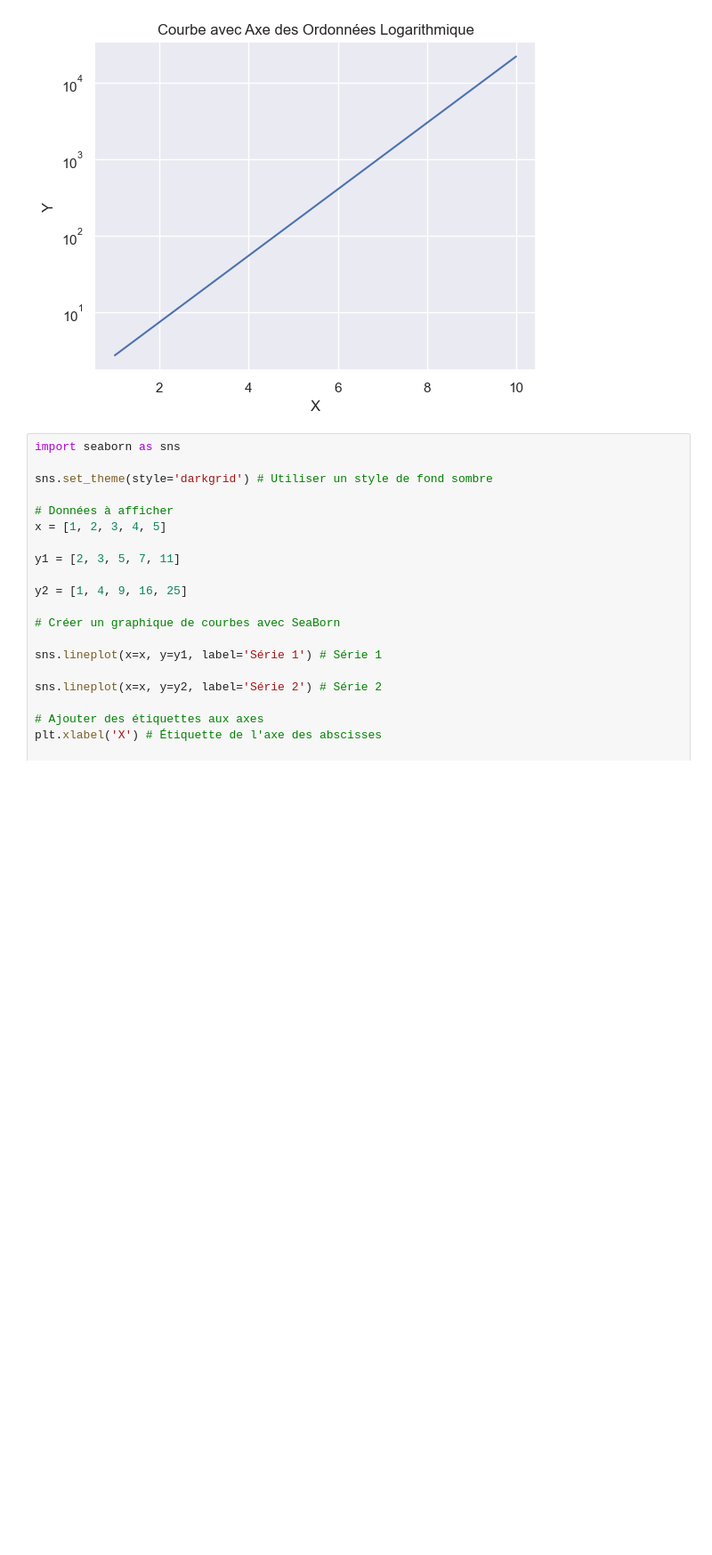
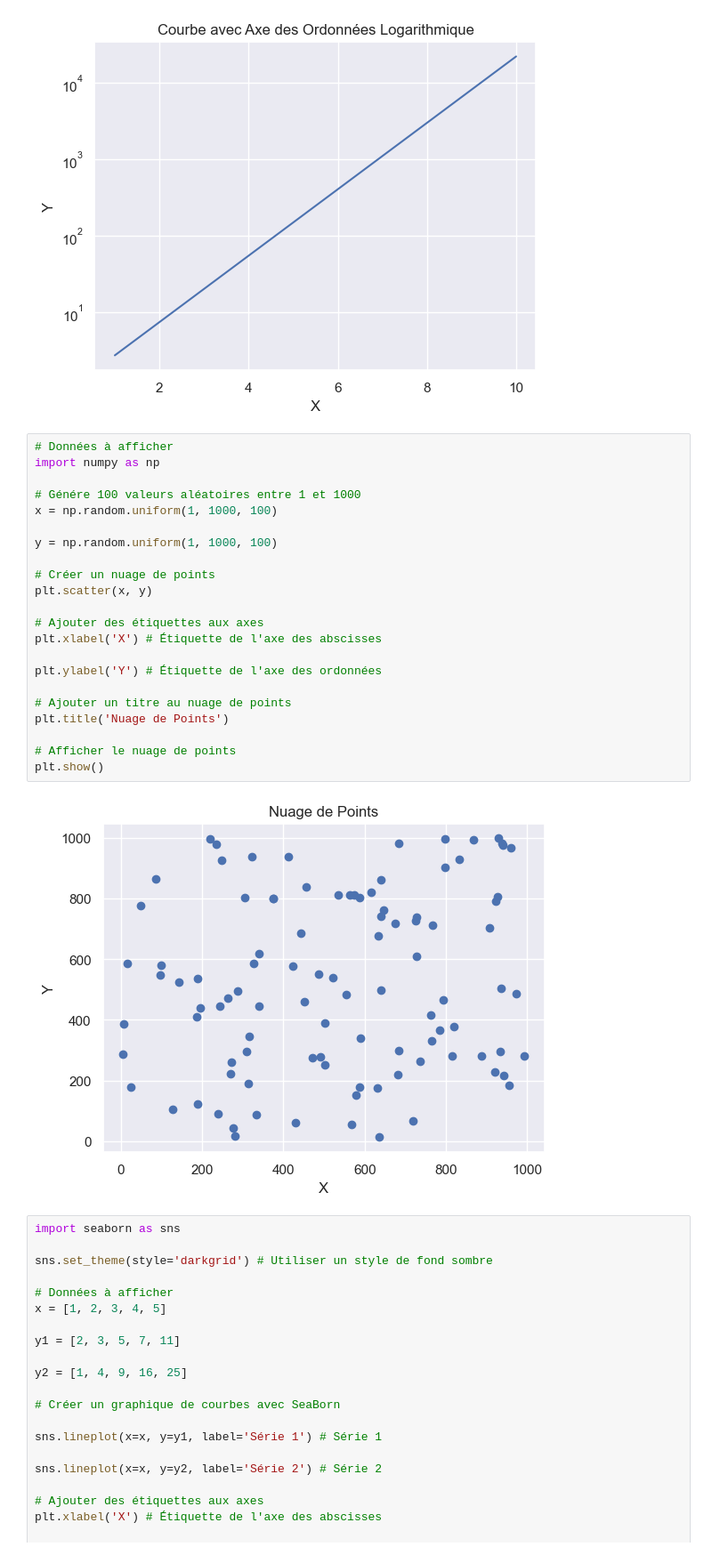
Before and after one commit to rohanfosse/CPIA1-info, a Jupyter notebook: content/03-python/code-matplotlib.ipynb, the cells around one changed output. Shown: that part at 89% size. Cells and saved outputs as stored; diff of their text form; blank space fills up the shorter version.

Commit message:
update nuage de points

```diff
--- a/content/03-python/code-matplotlib.ipynb
+++ b/content/03-python/code-matplotlib.ipynb
@@ -113,6 +113,30 @@ plt.title('Courbe avec Axe des Ordonnées Logarithmique')
 plt.show()
 # %% [output]
 [figure]
+# %%
+# Données à afficher
+import numpy as np
+
+# Génére 100 valeurs aléatoires entre 1 et 1000
+x = np.random.uniform(1, 1000, 100)
+
+y = np.random.uniform(1, 1000, 100)
+
+# Créer un nuage de points
+plt.scatter(x, y)
+
+# Ajouter des étiquettes aux axes
+plt.xlabel('X') # Étiquette de l'axe des abscisses
+
+plt.ylabel('Y') # Étiquette de l'axe des ordonnées
+
+# Ajouter un titre au nuage de points
+plt.title('Nuage de Points')
+
+# Afficher le nuage de points
+plt.show()
+# %% [output]
+[figure, added]
 # %%
 import seaborn as sns
 
```
Also changed, not shown: 1 other file.
